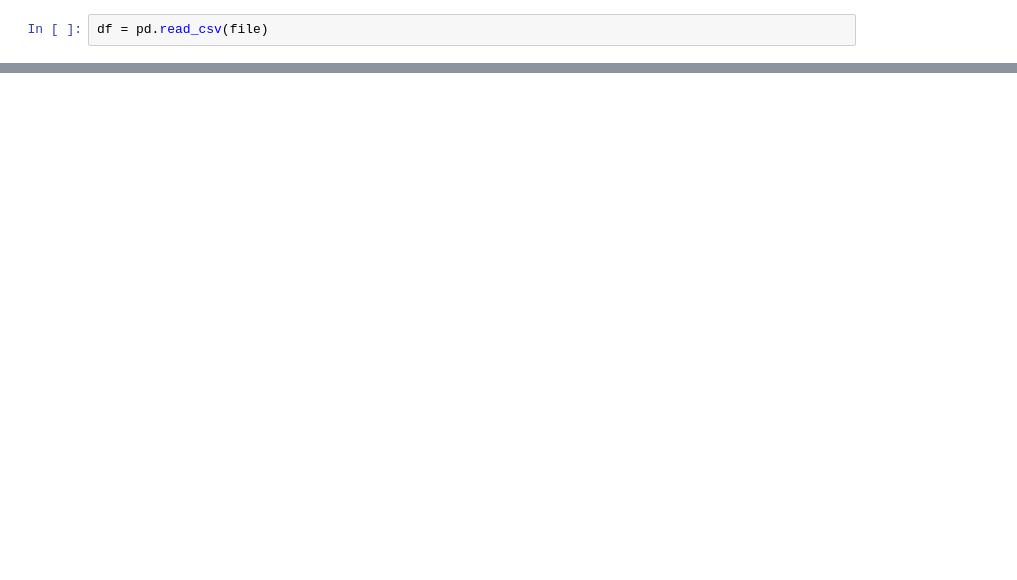
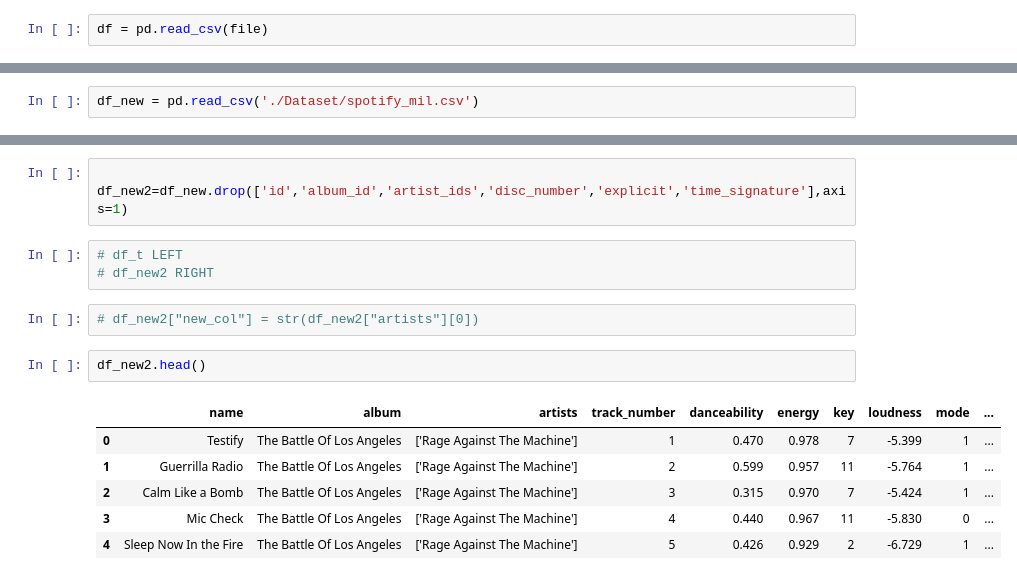
Before and after one commit to MScaramuzzi/FAIKR-3, a Jupyter notebook: fix_df.ipynb, the cells around one changed output, grey strips where cells are left out. Cells and saved outputs as stored; diff of their text form; blank space fills up the shorter version.

```diff
--- a/fix_df.ipynb
+++ b/fix_df.ipynb
@@ -85,0 +95,2 @@ df2[df2["danceability"]>0.9]
+# %%
+df_new = pd.read_csv('./Dataset/spotify_mil.csv')
@@ -85,0 +143,17 @@ df2[df2["danceability"]>0.9]
+# %%
+
+df_new2=df_new.drop(['id','album_id','artist_ids','disc_number','explicit','time_signature'],axis=1)
+# %%
+# df_t LEFT
+# df_new2 RIGHT
+# %%
+# df_new2["new_col"] = str(df_new2["artists"][0])
+# %%
+df_new2.head()
+# %% [output]
+|  | name | album | artists | track_number | danceability | energy | key | loudness | mode | ... |
+| 0 | Testify | The Battle Of Los Angeles | ['Rage Against The Machine'] | 1 | 0.470 | 0.978 | 7 | -5.399 | 1 | ... |
+| 1 | Guerrilla Radio | The Battle Of Los Angeles | ['Rage Against The Machine'] | 2 | 0.599 | 0.957 | 11 | -5.764 | 1 | ... |
+| 2 | Calm Like a Bomb | The Battle Of Los Angeles | ['Rage Against The Machine'] | 3 | 0.315 | 0.970 | 7 | -5.424 | 1 | ... |
+| 3 | Mic Check | The Battle Of Los Angeles | ['Rage Against The Machine'] | 4 | 0.440 | 0.967 | 11 | -5.830 | 0 | ... |
+| 4 | Sleep Now In the Fire | The Battle Of Los Angeles | ['Rage Against The Machine'] | 5 | 0.426 | 0.929 | 2 | -6.729 | 1 | ... |
```
Also changed, not shown: parts of 21 cells of this notebook.
